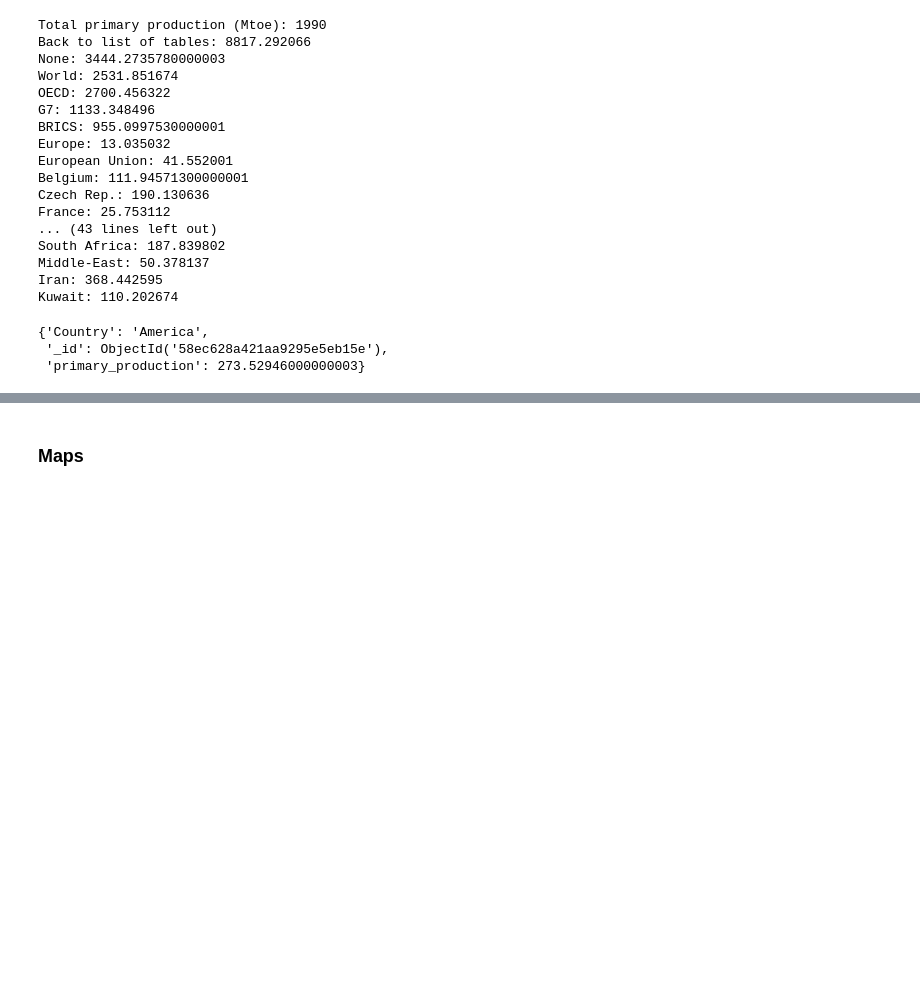
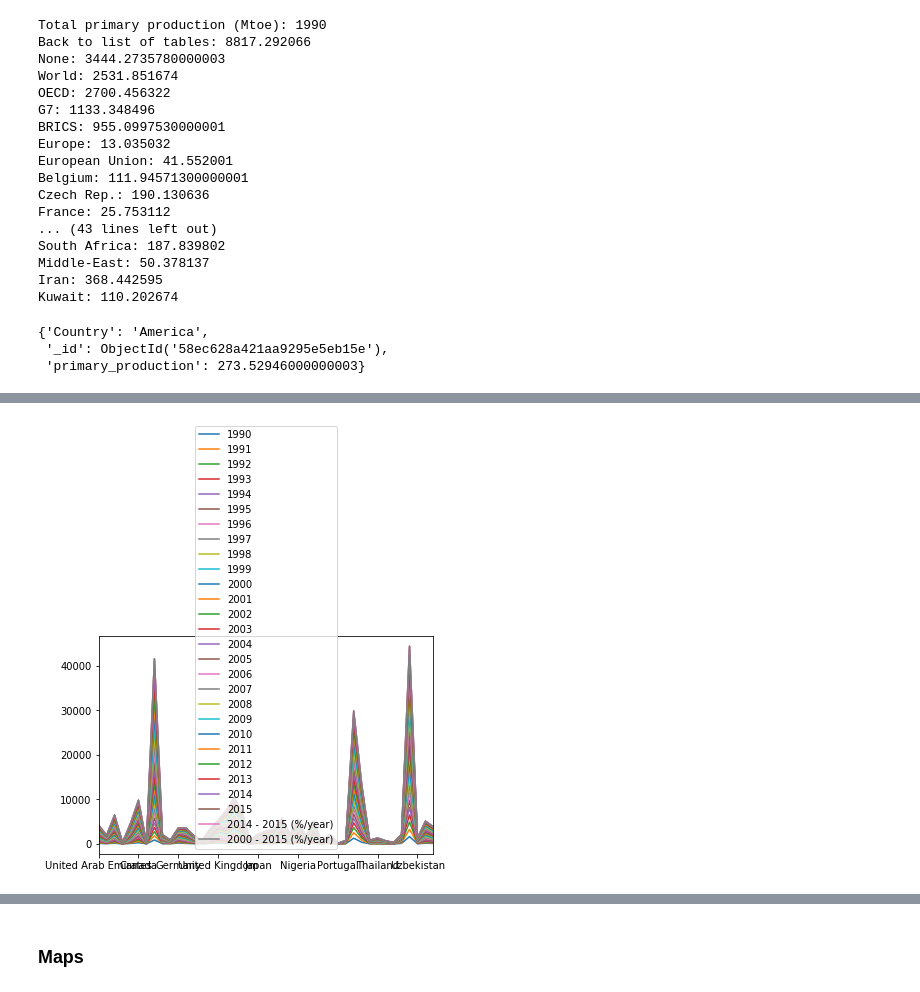
Before and after one commit to vb2317/enerdata, a Jupyter notebook: src/main/python/map_world_energy_data.ipynb, the cells around one changed output, grey strips where cells are left out. Cells and saved outputs as stored; diff of their text form; code cells hidden in the pictures; blank space fills up the shorter version.

```diff
--- a/src/main/python/map_world_energy_data.ipynb
+++ b/src/main/python/map_world_energy_data.ipynb
@@ -149,0 +239,3 @@ countries_df
+# %%
+plt.figure(); countries_df.cumsum(axis=1).plot();
+# %% [output]
@@ -150,3 +243,4 @@ countries_df
+[figure, added]
 # %%
 countries_df["names"] = countries_df.index
 # %%
```
Also changed, not shown: parts of 30 cells of this notebook, 1 other file.
